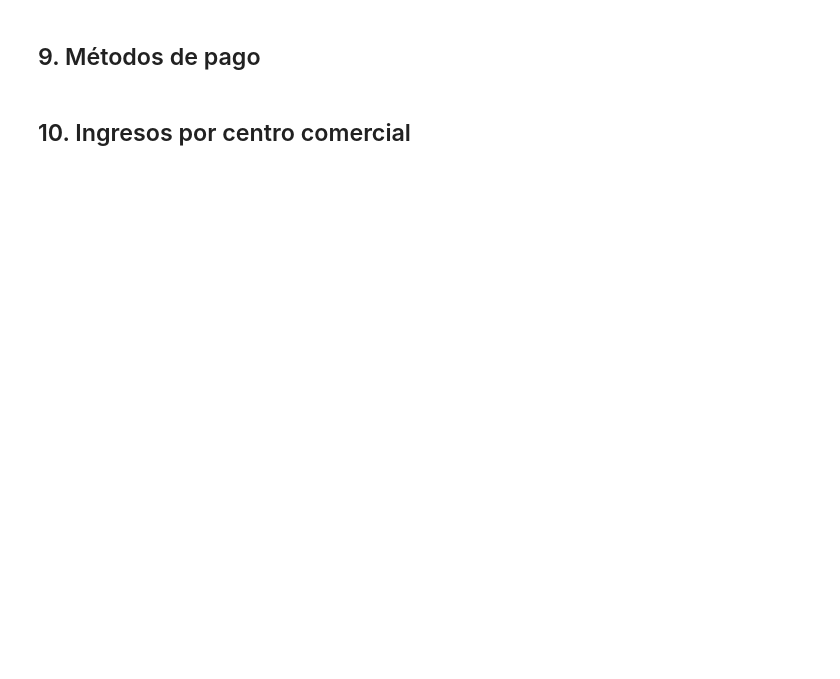
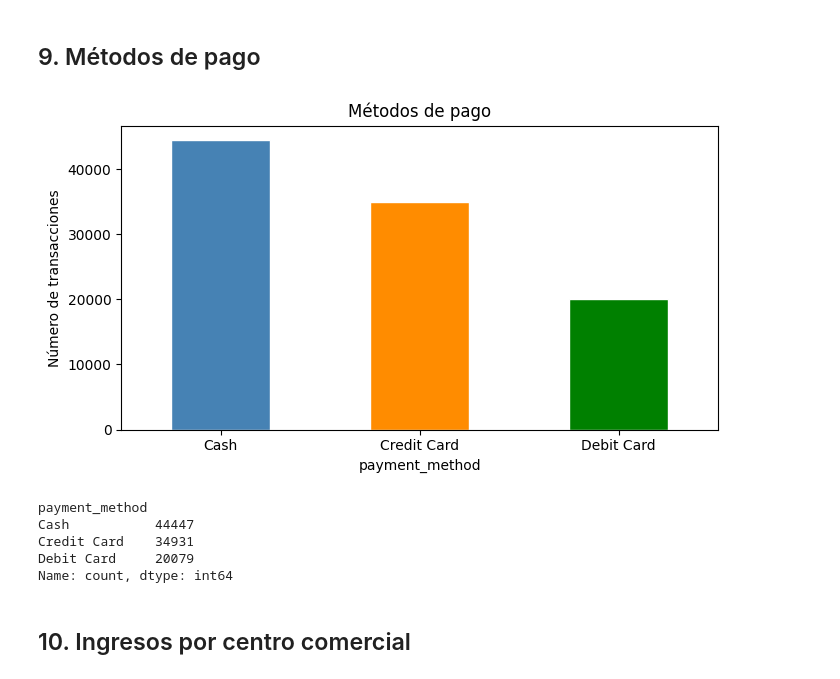
Before and after one commit to danielHtjs/segmentacion_de_clientes, a Jupyter notebook: notebooks/eda/01_EDA.ipynb, the cells around one changed output. Saved outputs shown, nothing was run; the diff lists cells and outputs as text; code cells hidden in the pictures; blank space fills up the shorter version.

```diff
--- a/notebooks/eda/01_EDA.ipynb
+++ b/notebooks/eda/01_EDA.ipynb
@@ -98,17 +195,28 @@ plt.show()
 ## 9. Métodos de pago
 # %%
 pago = df['payment_method'].value_counts()
+
+project_root = get_project_root()
+output_path = project_root / 'reports' / 'figures'
+output_path.mkdir(parents=True, exist_ok=True)
 
 plt.figure(figsize=(7, 4))
 pago.plot(kind='bar', color=['steelblue', 'darkorange', 'green'], edgecolor='white')
 plt.title('Métodos de pago')
 plt.ylabel('Número de transacciones')
 plt.xticks(rotation=0)
 plt.tight_layout()
-plt.savefig('../reports/figures/metodos_pago.png')
+plt.savefig(output_path / 'metodos_pago.png')
 plt.show()
 
 print(pago)
+# %% [output]
+[figure, added]
+payment_method
+Cash           44447
+Credit Card    34931
+Debit Card     20079
+Name: count, dtype: int64
 # %% [markdown]
 ## 10. Ingresos por centro comercial
 # %%
```
Also changed, not shown: parts of 11 cells of this notebook, 16 other files.
